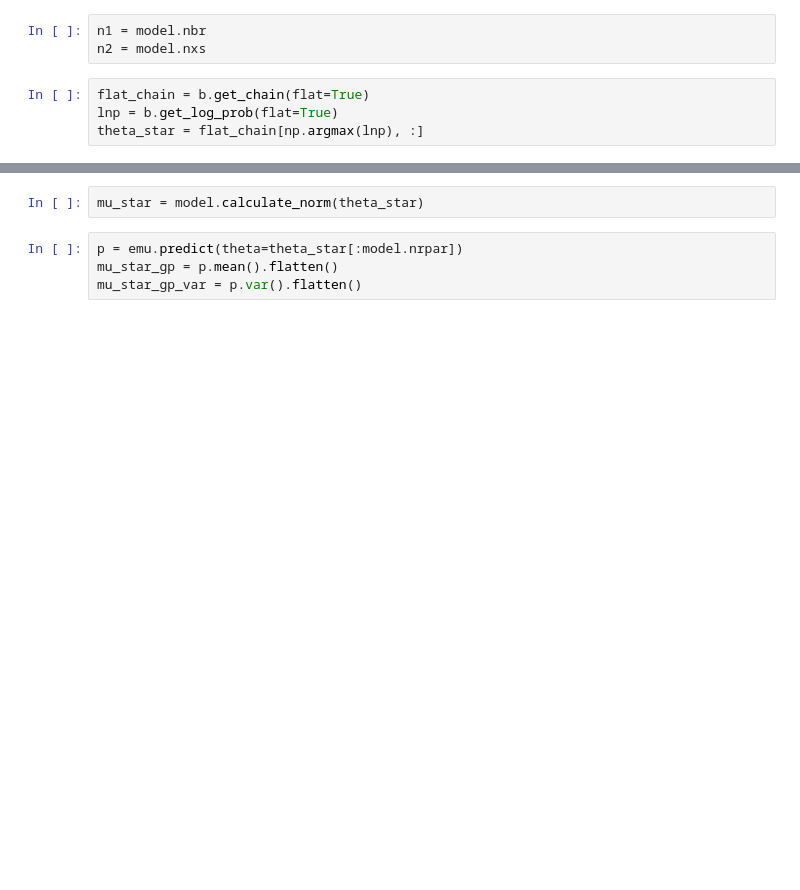
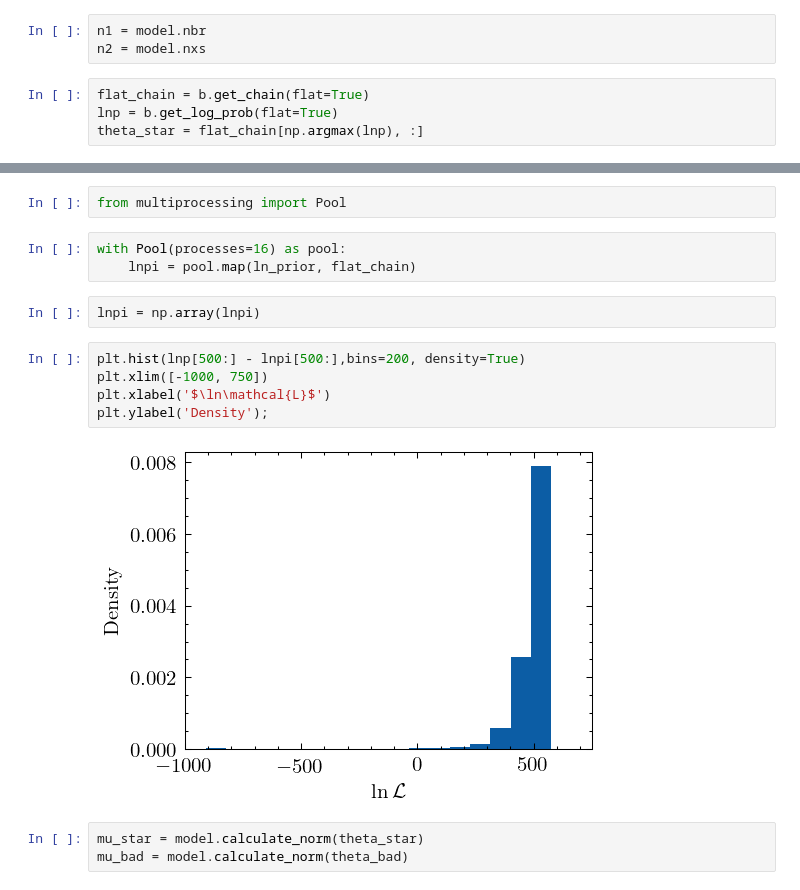
Before and after one commit to odell/r-matrix-emulation, a Jupyter notebook: 3he4he/Analyze.ipynb, the cells around one changed output, grey strips where cells are left out. Drawn from its saved outputs; the diff is of its cells as text; blank space fills up the shorter version.

```diff
--- a/3he4he/Analyze.ipynb
+++ b/3he4he/Analyze.ipynb
@@ -82,6 +118,17 @@ theta_star = flat_chain[np.argmax(lnp), :]
+# %%
+from multiprocessing import Pool
+# %%
+with Pool(processes=16) as pool:
+    lnpi = pool.map(ln_prior, flat_chain)
+# %%
+lnpi = np.array(lnpi)
+# %%
+plt.hist(lnp[500:] - lnpi[500:],bins=200, density=True)
+plt.xlim([-1000, 750])
+plt.xlabel('$\ln\mathcal{L}$')
+plt.ylabel('Density');
+# %% [output]
+[figure, added]
 # %%
 mu_star = model.calculate_norm(theta_star)
+mu_bad = model.calculate_norm(theta_bad)
-# %%
-p = emu.predict(theta=theta_star[:model.nrpar])
-mu_star_gp = p.mean().flatten()
-mu_star_gp_var = p.var().flatten()
```
Also changed, not shown: parts of 17 cells of this notebook, 3 other files.
